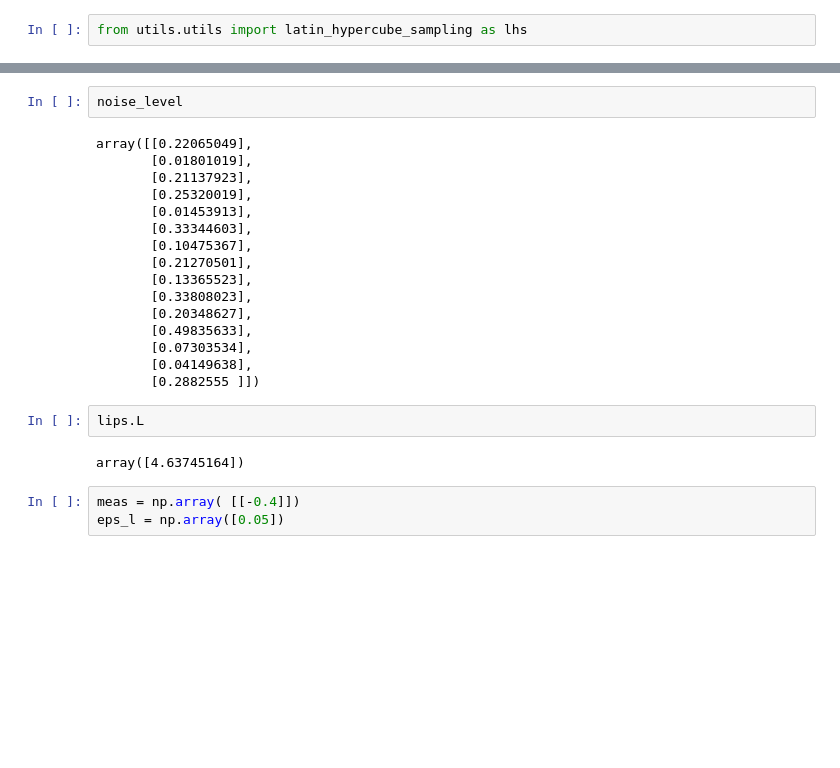
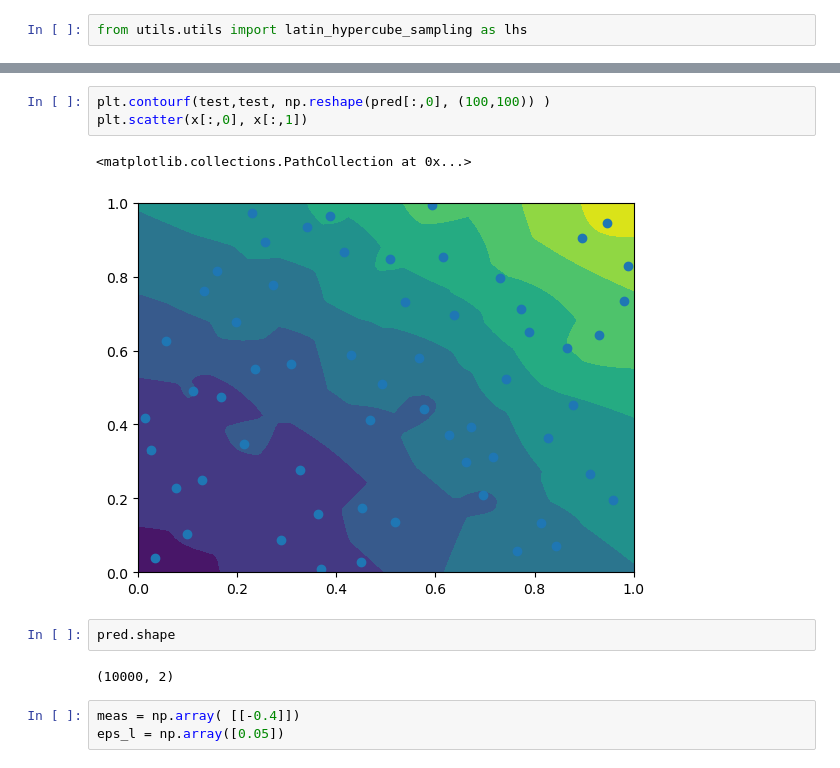
Before and after one commit to ppp0l/TU-thesis, a Jupyter notebook: code/notebooks/test_lipschitz.ipynb, the cells around one changed output, grey strips where cells are left out. Cells and saved outputs as stored; diff of their text form; blank space fills up the shorter version.

```diff
--- a/code/notebooks/test_lipschitz.ipynb
+++ b/code/notebooks/test_lipschitz.ipynb
@@ -55,25 +61,13 @@ pred, low_bd, up_bd = lips.predict(x_test, return_bds=True)
 # %%
-noise_level
+plt.contourf(test,test, np.reshape(pred[:,0], (100,100)) )
+plt.scatter(x[:,0], x[:,1])
 # %% [output]
-array([[0.22065049],
-       [0.01801019],
-       [0.21137923],
-       [0.25320019],
-       [0.01453913],
-       [0.33344603],
-       [0.10475367],
-       [0.21270501],
-       [0.13365523],
-       [0.33808023],
-       [0.20348627],
-       [0.49835633],
-       [0.07303534],
-       [0.04149638],
-       [0.2882555 ]])
+<matplotlib.collections.PathCollection at 0x...>
+[figure, added]
 # %%
-lips.L
+pred.shape
 # %% [output]
-array([4.63745164])
+(10000, 2)
 # %%
 meas = np.array( [[-0.4]])
 eps_l = np.array([0.05])
```
Also changed, not shown: parts of 14 cells of this notebook, 1 other file.
